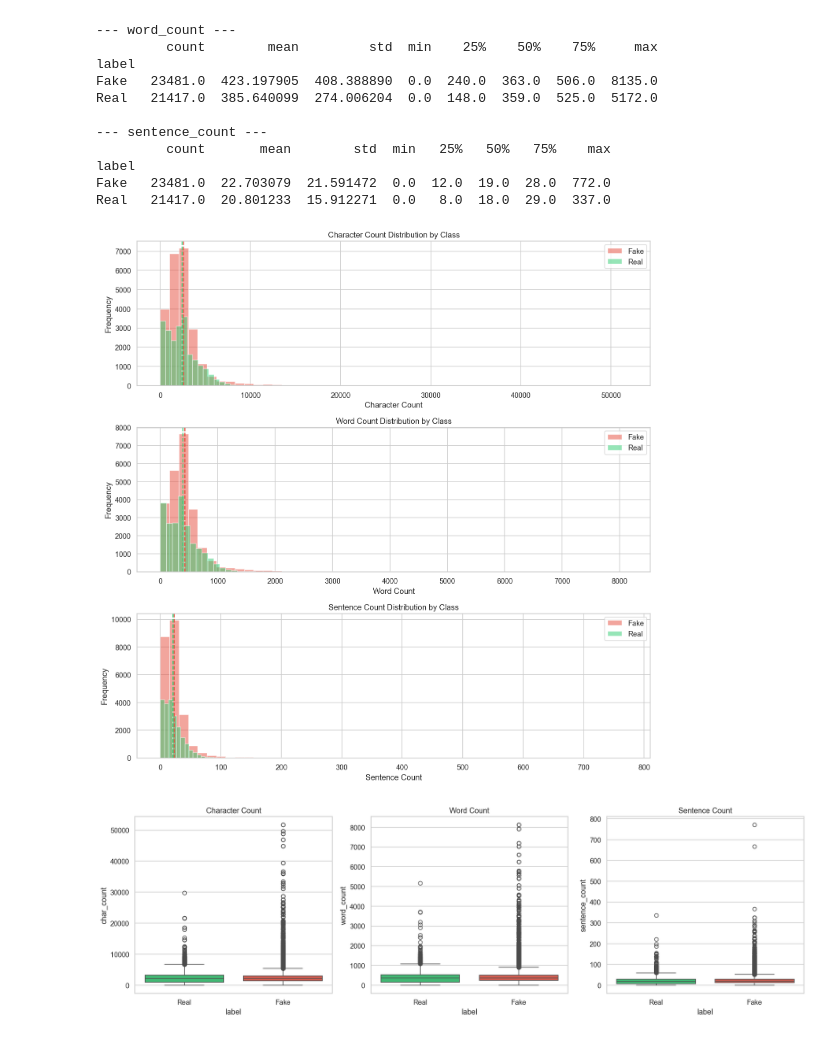
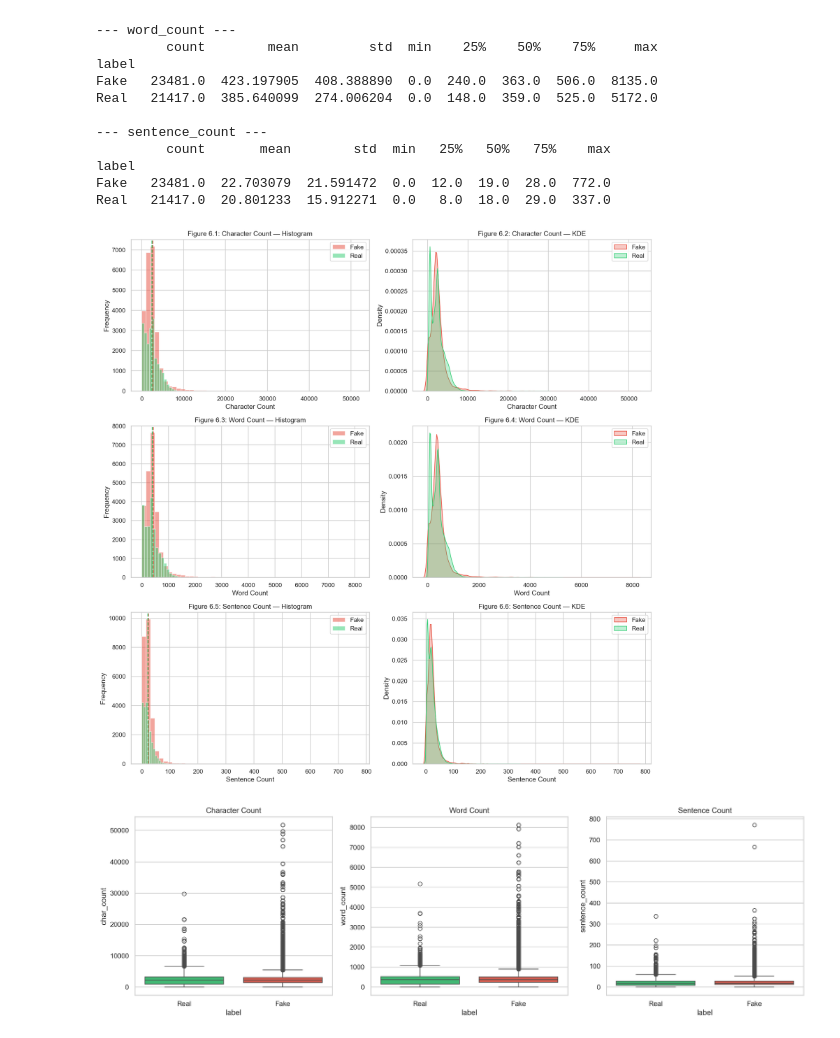
Before and after one commit to aoleszkiewicz/factlens, a Jupyter notebook: notebooks/explore/01_eda.ipynb, the cells around one changed output. Cells and saved outputs as stored; diff of their text form; code cells hidden in the pictures.

```diff
--- a/notebooks/explore/01_eda.ipynb
+++ b/notebooks/explore/01_eda.ipynb
@@ -12,7 +12,6 @@ import seaborn as sns
 from collections import Counter
 from scipy.stats import mannwhitneyu
 import re
-import warnings
 
 import nltk
 nltk.download("stopwords", quiet=True)
@@ -20,10 +19,9 @@ from nltk.corpus import stopwords
 
 from wordcloud import WordCloud
 
-warnings.filterwarnings("ignore")
 sns.set_theme(style="whitegrid", palette="muted")
 plt.rcParams["figure.figsize"] = (10, 6)
-plt.rcParams["figure.dpi"] = 120
+plt.rcParams["figure.dpi"] = 150
 
 LABEL_NAMES = {0: "Fake", 1: "Real"}
 LABEL_COLORS = {0: "#e74c3c", 1: "#2ecc71"}
@@ -374,23 +372,37 @@ label
 Fake   23481.0  22.703079  21.591472  0.0  12.0  19.0  28.0  772.0
 Real   21417.0  20.801233  15.912271  0.0   8.0  18.0  29.0  337.0
 # %%
-fig, axes = plt.subplots(3, 1, figsize=(12, 12))
+fig, axes = plt.subplots(3, 2, figsize=(14, 14))
 
-for ax, col, title in zip(axes, ["char_count", "word_count", "sentence_count"],
-                           ["Character Count", "Word Count", "Sentence Count"]):
+for row, (col, title) in enumerate(zip(
+    ["char_count", "word_count", "sentence_count"],
+    ["Character Count", "Word Count", "Sentence Count"]
+)):
+    # Left: histogram
+    ax_hist = axes[row, 0]
     for label, name in LABEL_NAMES.items():
         subset = news_df[news_df["label"] == label][col].dropna()
-        ax.hist(subset, bins=50, alpha=0.5, label=name, color=LABEL_COLORS[label])
-        ax.axvline(subset.mean(), color=LABEL_COLORS[label], linestyle="--", linewidth=1.5)
-    ax.set_title(f"{title} Distribution by Class")
-    ax.set_xlabel(title)
-    ax.set_ylabel("Frequency")
-    ax.legend()
+        ax_hist.hist(subset, bins=50, alpha=0.5, label=name, color=LABEL_COLORS[label])
+        ax_hist.axvline(subset.mean(), color=LABEL_COLORS[label], linestyle="--", linewidth=1.5)
+    ax_hist.set_title(f"Figure 6.{row*2+1}: {title} — Histogram")
+    ax_hist.set_xlabel(title)
+    ax_hist.set_ylabel("Frequency")
+    ax_hist.legend()
+
+    # Right: KDE
+    ax_kde = axes[row, 1]
+    for label, name in LABEL_NAMES.items():
+        subset = news_df[news_df["label"] == label][col].dropna()
+        sns.kdeplot(subset, ax=ax_kde, label=name, color=LABEL_COLORS[label],
+                    fill=True, alpha=0.3, common_norm=False)
+    ax_kde.set_title(f"Figure 6.{row*2+2}: {title} — KDE")
+    ax_kde.set_xlabel(title)
+    ax_kde.legend()
 
 plt.tight_layout()
 plt.show()
 # %% [output]
-[figure, old version]
+[figure, new version]
 # %%
 fig, axes = plt.subplots(1, 3, figsize=(16, 5))
 
```
Also changed, not shown: parts of 14 cells of this notebook.
